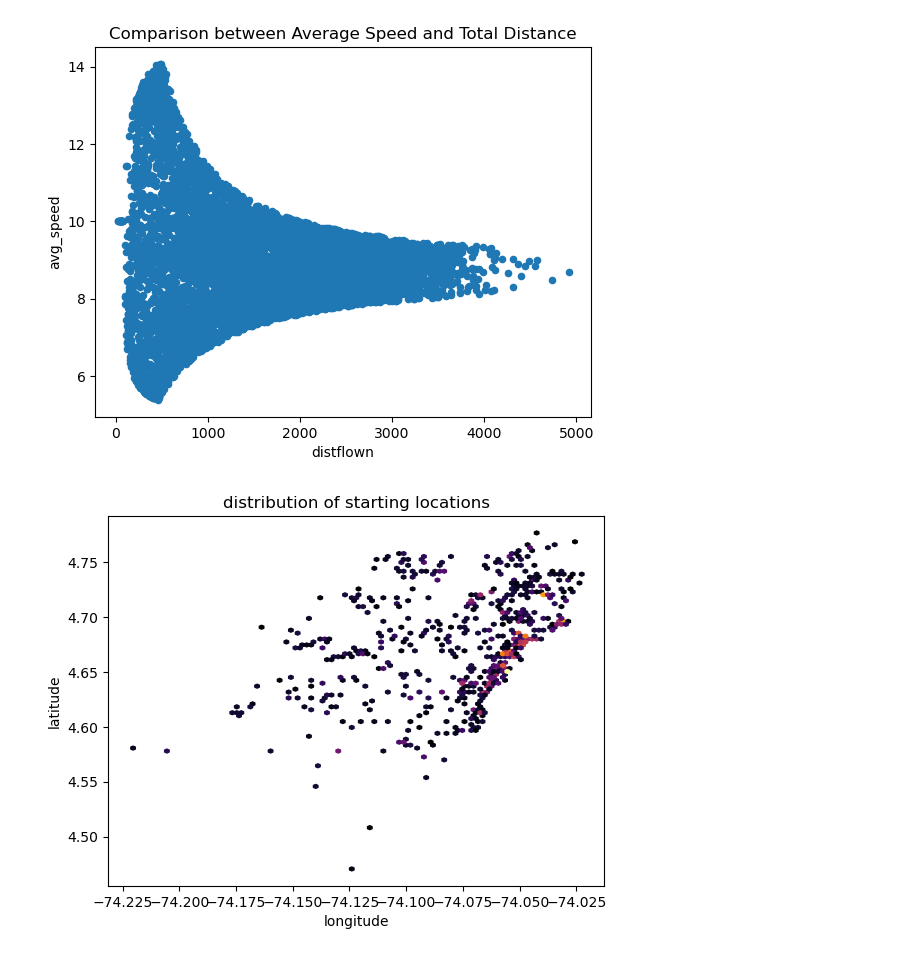
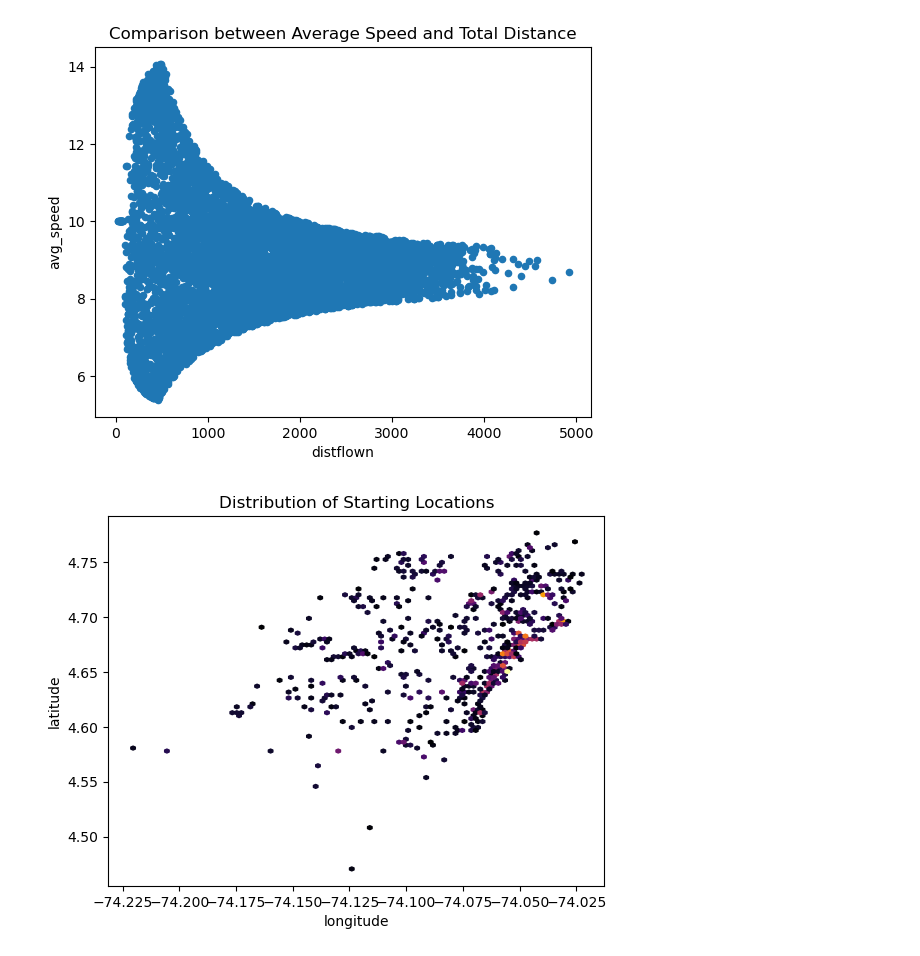
Before and after one commit to MDiDeo/cap6707_uav_project, a Jupyter notebook: multiple_UAV.ipynb, the cells around one changed output. Cells and saved outputs as stored; diff of their text form; code cells hidden in the pictures.

```diff
--- a/multiple_UAV.ipynb
+++ b/multiple_UAV.ipynb
@@ -272,11 +272,11 @@ df.plot(title='Comparison between Average Speed and Total Distance',x='distflown
 # %%
 plt.hexbin(x='lon_init', y='lat_init', data=df, gridsize=100, cmap="inferno", mincnt=1)
 plt.xlabel("longitude")
 plt.ylabel('latitude')
-plt.title("distribution of starting locations")
+plt.title("Distribution of Starting Locations")
 plt.show()
 # %% [output]
-[figure, old version]
+[figure, new version]
 # %%
 plt.hexbin(x='lon_final', y='lat_final', data=df, gridsize=100, cmap="inferno", mincnt=1)
 plt.xlabel("longitude")
```
Also changed, not shown: parts of 9 cells of this notebook.
